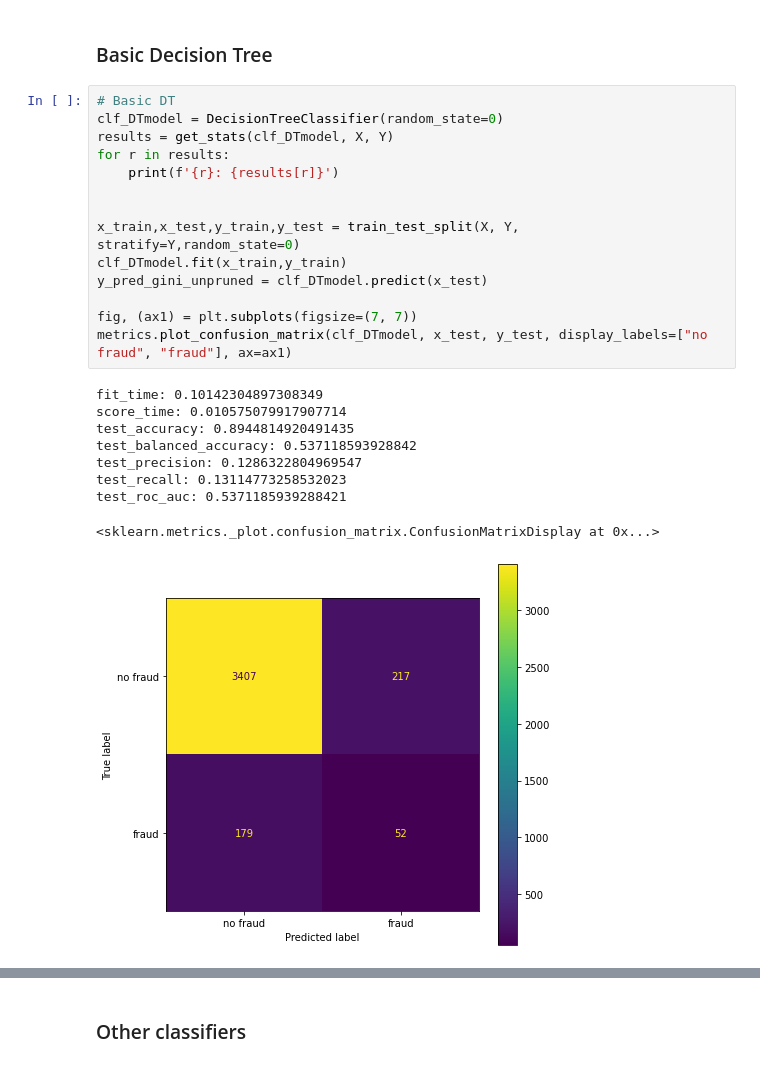
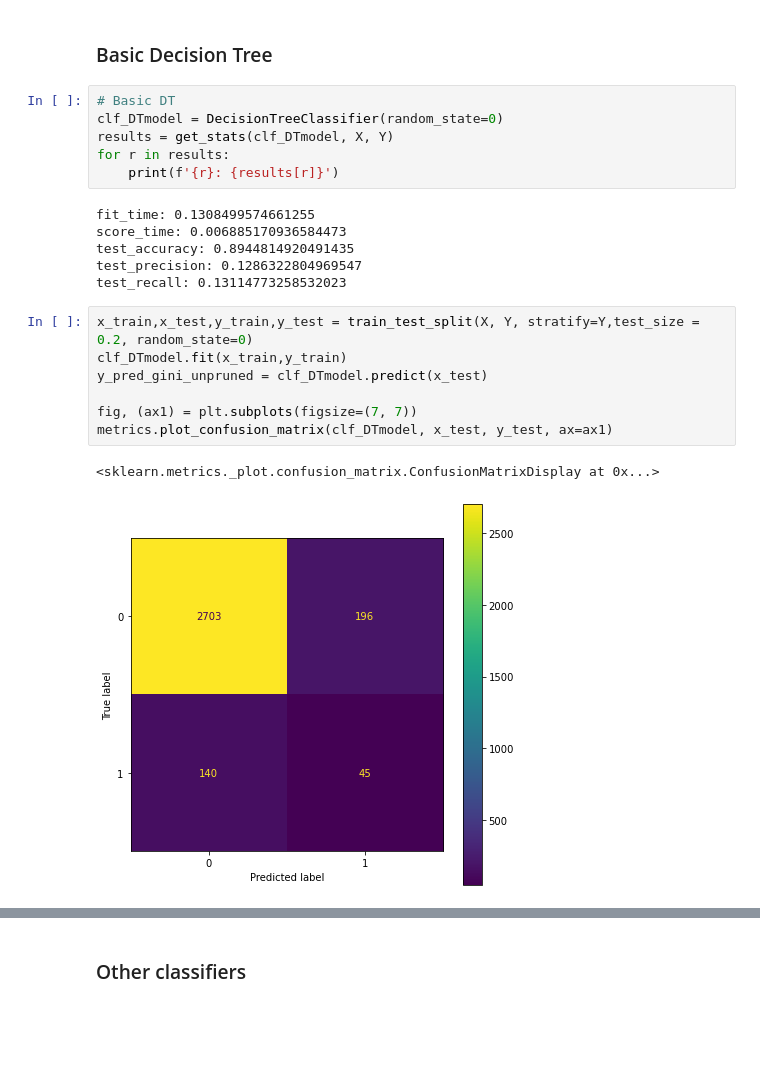
Before and after one commit to azywot/Mushroom-Classifier, a Jupyter notebook: decision-trees/DTmodel.ipynb, the cells around one changed output, grey strips where cells are left out. Cells and saved outputs as stored; diff of their text form; blank space fills up the shorter version.

```diff
--- a/decision-trees/DTmodel.ipynb
+++ b/decision-trees/DTmodel.ipynb
@@ -41,27 +46,25 @@ X = df.drop('FraudFound_P',axis=1).copy()
 Y = df['FraudFound_P'].copy()
 # %% [markdown]
 ### Basic Decision Tree
+# %%
+# Basic DT
+clf_DTmodel = DecisionTreeClassifier(random_state=0)
+results = get_stats(clf_DTmodel, X, Y)
+for r in results:
+    print(f'{r}: {results[r]}')
+# %% [output]
+fit_time: 0.1308499574661255
+score_time: 0.006885170936584473
+test_accuracy: 0.8944814920491435
+test_precision: 0.1286322804969547
+test_recall: 0.13114773258532023
 # %%
-# Basic DT
-clf_DTmodel = DecisionTreeClassifier(random_state=0)
-results = get_stats(clf_DTmodel, X, Y)
-for r in results:
-    print(f'{r}: {results[r]}')
-
-
-x_train,x_test,y_train,y_test = train_test_split(X, Y, stratify=Y,random_state=0)
+x_train,x_test,y_train,y_test = train_test_split(X, Y, stratify=Y,test_size = 0.2, random_state=0)
 clf_DTmodel.fit(x_train,y_train)
 y_pred_gini_unpruned = clf_DTmodel.predict(x_test)
 
 fig, (ax1) = plt.subplots(figsize=(7, 7))
-metrics.plot_confusion_matrix(clf_DTmodel, x_test, y_test, display_labels=["no fraud", "fraud"], ax=ax1)
+metrics.plot_confusion_matrix(clf_DTmodel, x_test, y_test, ax=ax1)
 # %% [output]
-fit_time: 0.10142304897308349
-score_time: 0.010575079917907714
-test_accuracy: 0.8944814920491435
-test_balanced_accuracy: 0.537118593928842
-test_precision: 0.1286322804969547
-test_recall: 0.13114773258532023
-test_roc_auc: 0.5371185939288421
+<sklearn.metrics._plot.confusion_matrix.ConfusionMatrixDisplay at 0x...>
-<sklearn.metrics._plot.confusion_matrix.ConfusionMatrixDisplay at 0x...>
-[figure, old version]
+[figure, new version]
```
Also changed, not shown: parts of 14 cells of this notebook, 1 other file.
